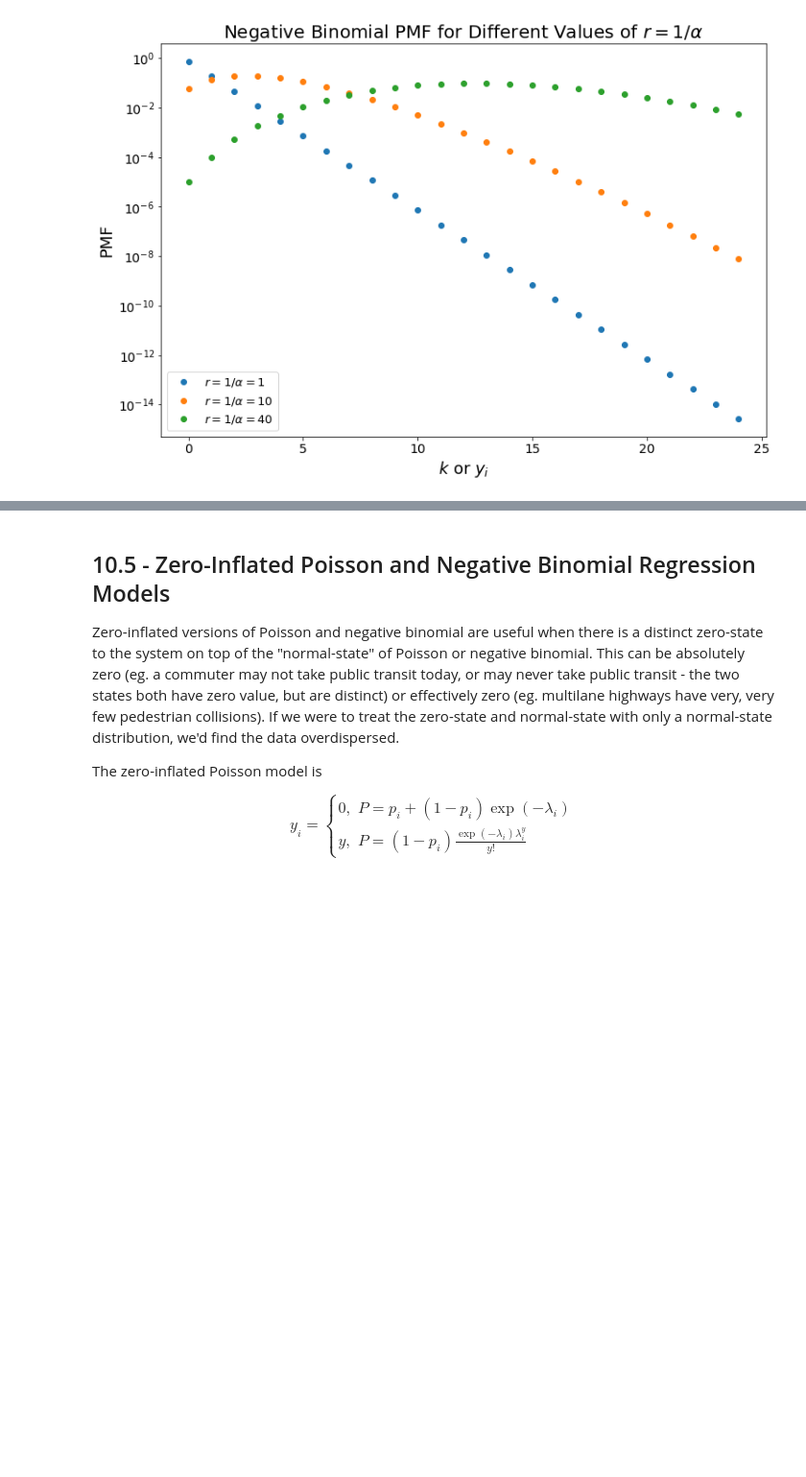
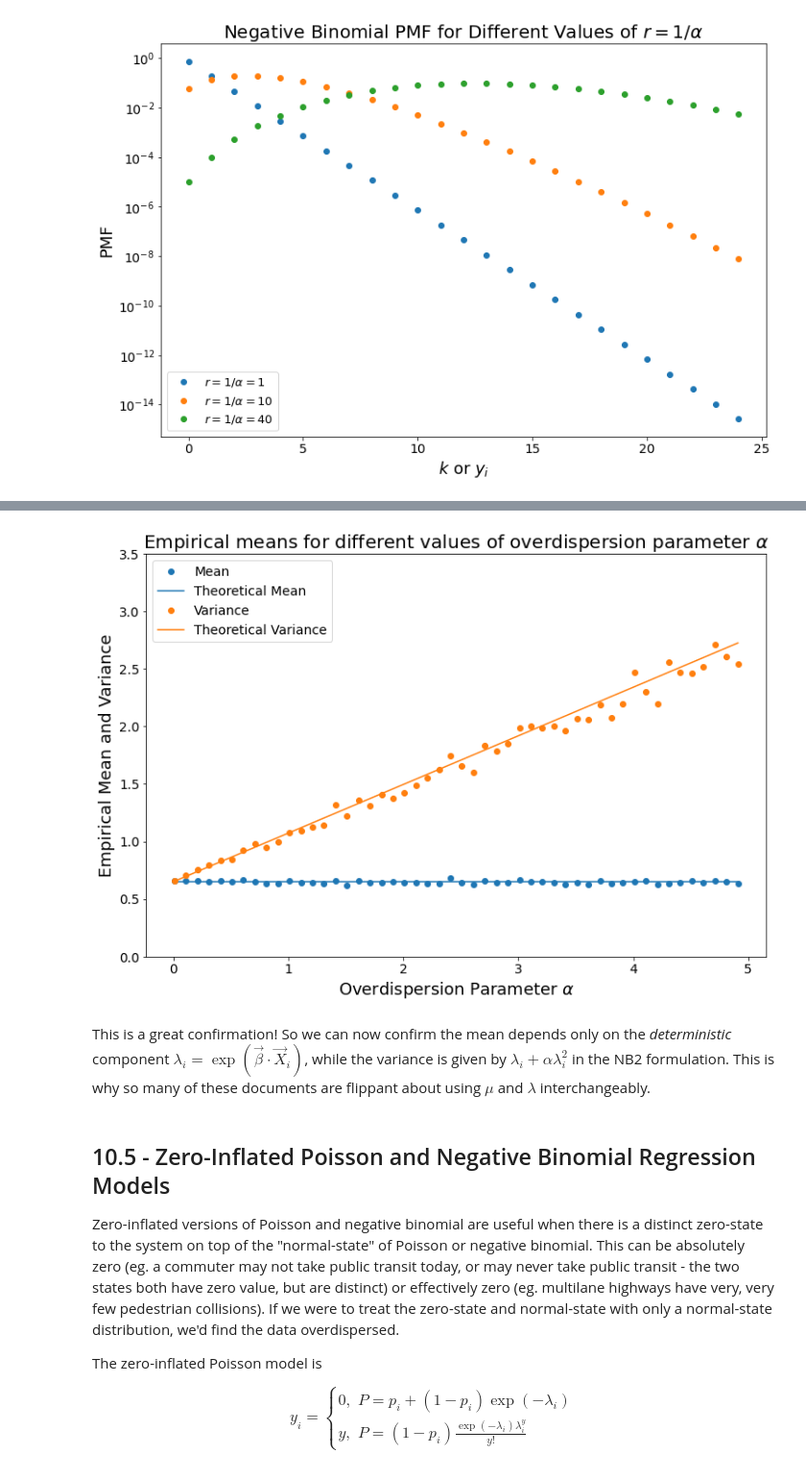
Before and after one commit to cczhu/data_drabble, a Jupyter notebook: statistics/Econometrics for Transportation/10 - Count Model Data.ipynb, the cells around one changed output, grey strips where cells are left out. Shown at 96% size. Saved outputs shown, nothing was run; the diff lists cells and outputs as text; code cells hidden in the pictures; blank space fills up the shorter version.

```diff
--- a/statistics/Econometrics for Transportation/10 - Count Model Data.ipynb
+++ b/statistics/Econometrics for Transportation/10 - Count Model Data.ipynb
@@ -4,9 +4,16 @@
 These notes come from my reading of Washington - Statistical and Econometric Methods for Transportation Data Chapter 10.  Additional annotations throughout, but purely speculative stuff is in *italics*.  Code is my own.
 # %%
 # Preamble.
+import os
 import numpy as np
+import pandas as pd
 import scipy.stats as sps
+import statsmodels.api as sm
 import matplotlib.pyplot as plt
+
+# Default mpl colours.
+prop_cycle = plt.rcParams['axes.prop_cycle']
+mpl_def_colors = prop_cycle.by_key()['color']
 # %% [markdown]
 ## 10.1 - Poisson Regression
 
@@ -178,3 +238,45 @@ ax.set_title(r"Negative Binomial PMF for Different Values of $r = 1 / \alpha$",
+# %%
+def poisson_gamma_mixture_mean(lambd, alpha, size=10000):
+    """MCMC'ed mean of Poisson-Gamma mixture.
+
+    Parameters
+    ----------
+    lambd : float
+        np.exp(beta * X)
+    alpha : float
+        Gamma overdispersion parameter.
+    size : int, optional
+        Sample size for calculating empirical mean. Default: 10000.
+    """
+
+    # Scipy's Gamma RV is weirdly defined, so use Numpy's, where k = nu and theta = 1 / eta
+    # https://numpy.org/doc/stable/reference/random/generated/numpy.random.gamma.html?highlight=gamma
+    # The mean is k * theta = 1, while the variance is given by k * theta^2.
+    # nu = 1 / alpha, so theta = alpha, which makes the variance alpha.
+    gamma_draws = np.random.gamma(1. / alpha, alpha, size=size)
+    poisson_mixture_draws = np.random.poisson(lam=(lambd * gamma_draws))
+    return poisson_mixture_draws.mean(), poisson_mixture_draws.var()
+
+want_mean = 0.65
+
+alphas = np.arange(0.01, 5, 0.1)
+pgm_sumstats = np.array([poisson_gamma_mixture_mean(want_mean, alpha) for alpha in alphas])
+
+fig, ax = plt.subplots(figsize=(12, 8))
+ax.plot(alphas, pgm_sumstats[:, 0], marker='o', ls='None', color=mpl_def_colors[0], label='Mean')
+ax.plot(alphas, want_mean * np.ones_like(alphas), marker='None', ls='-', color=colors[0], label='Theoretical Mean')
+ax.plot(alphas, pgm_sumstats[:, 1], marker='o', ls='None', color=mpl_def_colors[1], label='Variance')
+ax.plot(alphas, alphas * want_mean**2 + want_mean, marker='None', ls='-', color=colors[1], label='Theoretical Variance')
+ax.set_xlabel(r'Overdispersion Parameter $\alpha$', fontsize=18)
+ax.set_ylabel('Empirical Mean and Variance', fontsize=18)
+ax.tick_params(axis='both', which='major', labelsize=14)
+ax.set_ylim([0, 3.5])
+ax.set_title(r"Empirical means for different values of overdispersion parameter $\alpha$", fontsize=20)
+ax.legend(loc=2, fontsize=14);
+# %% [output]
+[figure, added]
+# %% [markdown]
+This is a great confirmation! So we can now confirm the mean depends only on the *deterministic* component $\lambda_i = \exp(\vec{\beta}\cdot\vec{X}_i)$, while the variance is given by $\lambda_i + \alpha \lambda_i^2$ in the NB2 formulation. This is why so many of these documents are flippant about using $\mu$ and $\lambda$ interchangeably.
 # %% [markdown]
 ## 10.5 - Zero-Inflated Poisson and Negative Binomial Regression Models
 
```
Also changed, not shown: parts of 19 cells of this notebook, 1 other file.
